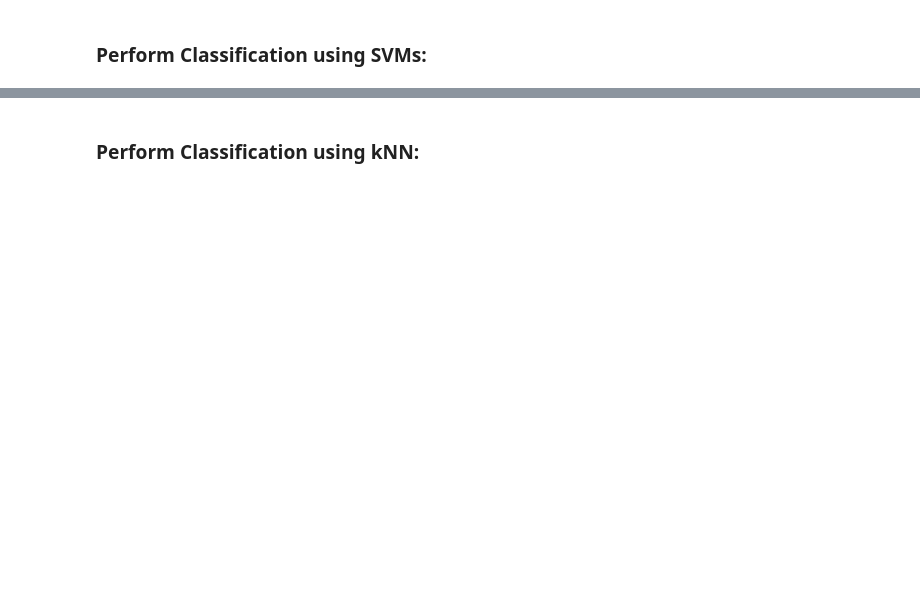
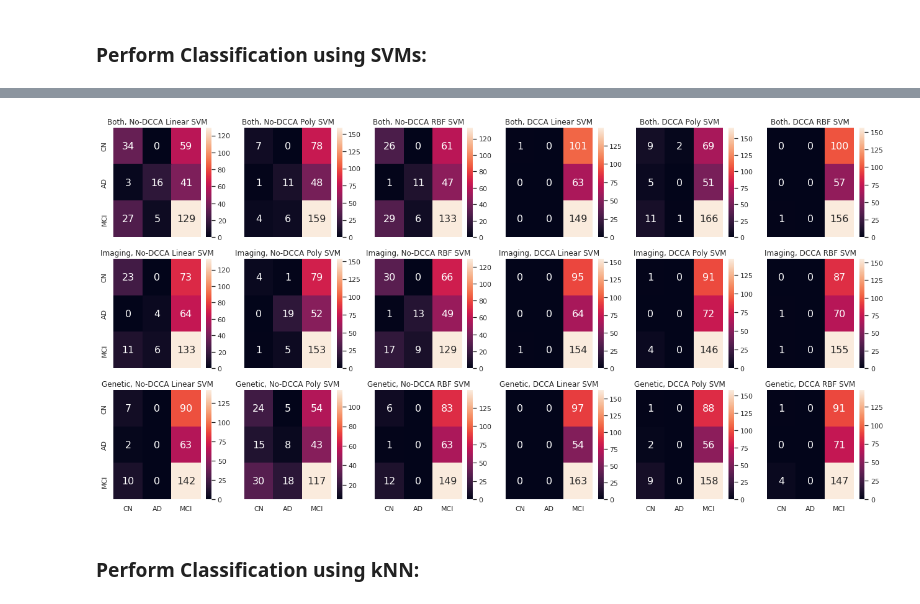
Before and after one commit to georgeaidinis/Dissertation, a Jupyter notebook: DeepCCA Model/ADNI Classification.ipynb, the cells around one changed output, grey strips where cells are left out. Cells and saved outputs as stored; diff of their text form; code cells hidden in the pictures; blank space fills up the shorter version.

```diff
--- a/DeepCCA Model/ADNI Classification.ipynb
+++ b/DeepCCA Model/ADNI Classification.ipynb
@@ -266,3 +323,47 @@ F1 (RBF Kernel):  36.91
+# %%
+fig, axes = plt.subplots(nrows=3,ncols=6,figsize=(22,11));
+sns.set(font_scale=1) # for label size
+sns.heatmap(lin_cm, annot=True, annot_kws={"size": 16}, ax = axes[0][0], fmt='g',
+           xticklabels = False, yticklabels = ["CN", "AD", "MCI"]).set_title("Both, No-DCCA Linear SVM")
+sns.heatmap(poly_cm, annot=True, annot_kws={"size": 16}, ax = axes[0][1], fmt='g',
+           xticklabels = False, yticklabels = False).set_title("Both, No-DCCA Poly SVM")
+sns.heatmap(rbf_cm, annot=True, annot_kws={"size": 16}, ax = axes[0][2], fmt='g',
+           xticklabels = False, yticklabels = False).set_title("Both, No-DCCA RBF SVM")
+sns.heatmap(lin_cm_d, annot=True, annot_kws={"size": 16}, ax = axes[0][3], fmt='g',
+           xticklabels = False, yticklabels = False).set_title("Both, DCCA Linear SVM")
+sns.heatmap(poly_cm_d, annot=True, annot_kws={"size": 16}, ax = axes[0][4], fmt='g',
+           xticklabels = False, yticklabels = False).set_title("Both, DCCA Poly SVM")
+sns.heatmap(rbf_cm_d, annot=True, annot_kws={"size": 16}, ax = axes[0][5], fmt='g',
+           xticklabels = False, yticklabels = False).set_title("Both, DCCA RBF SVM")
+###
+sns.heatmap(lin_cm_i, annot=True, annot_kws={"size": 16}, ax = axes[1][0], fmt='g',
+           xticklabels = False, yticklabels = ["CN", "AD", "MCI"]).set_title("Imaging, No-DCCA Linear SVM")
+sns.heatmap(poly_cm_i, annot=True, annot_kws={"size": 16}, ax = axes[1][1], fmt='g',
+           xticklabels = False, yticklabels = False).set_title("Imaging, No-DCCA Poly SVM")
+sns.heatmap(rbf_cm_i, annot=True, annot_kws={"size": 16}, ax = axes[1][2], fmt='g',
+           xticklabels = False, yticklabels = False).set_title("Imaging, No-DCCA RBF SVM")
+sns.heatmap(lin_cm_d_i, annot=True, annot_kws={"size": 16}, ax = axes[1][3], fmt='g',
+           xticklabels = False, yticklabels = False).set_title("Imaging, DCCA Linear SVM")
+sns.heatmap(poly_cm_d_i, annot=True, annot_kws={"size": 16}, ax = axes[1][4], fmt='g',
+           xticklabels = False, yticklabels = False).set_title("Imaging, DCCA Poly SVM")
+sns.heatmap(rbf_cm_d_i, annot=True, annot_kws={"size": 16}, ax = axes[1][5], fmt='g',
+           xticklabels = False, yticklabels = False).set_title("Imaging, DCCA RBF SVM")
+###
+sns.heatmap(lin_cm_g, annot=True, annot_kws={"size": 16}, ax = axes[2][0], fmt='g',
+           xticklabels = ["CN", "AD", "MCI"], yticklabels = ["CN", "AD", "MCI"]).set_title("Genetic, No-DCCA Linear SVM")
+sns.heatmap(poly_cm_g, annot=True, annot_kws={"size": 16}, ax = axes[2][1], fmt='g',
+           xticklabels = ["CN", "AD", "MCI"], yticklabels = False).set_title("Genetic, No-DCCA Poly SVM")
+sns.heatmap(rbf_cm_g, annot=True, annot_kws={"size": 16}, ax = axes[2][2], fmt='g',
+           xticklabels = ["CN", "AD", "MCI"], yticklabels = False).set_title("Genetic, No-DCCA RBF SVM")
+sns.heatmap(lin_cm_d_g, annot=True, annot_kws={"size": 16}, ax = axes[2][3], fmt='g',
+           xticklabels = ["CN", "AD", "MCI"], yticklabels = False).set_title("Genetic, DCCA Linear SVM")
+sns.heatmap(poly_cm_d_g, annot=True, annot_kws={"size": 16}, ax = axes[2][4], fmt='g',
+           xticklabels = ["CN", "AD", "MCI"], yticklabels = False).set_title("Genetic, DCCA Poly SVM")
+sns.heatmap(rbf_cm_d_g, annot=True, annot_kws={"size": 16}, ax = axes[2][5], fmt='g',
+           xticklabels = ["CN", "AD", "MCI"], yticklabels = False).set_title("Genetic, DCCA RBF SVM")
+plt.show()
+# %% [output]
+[figure, added]
 # %% [markdown]
 ### Perform Classification using kNN:
 # %%
```
Also changed, not shown: parts of 9 cells of this notebook, 1 other file.
